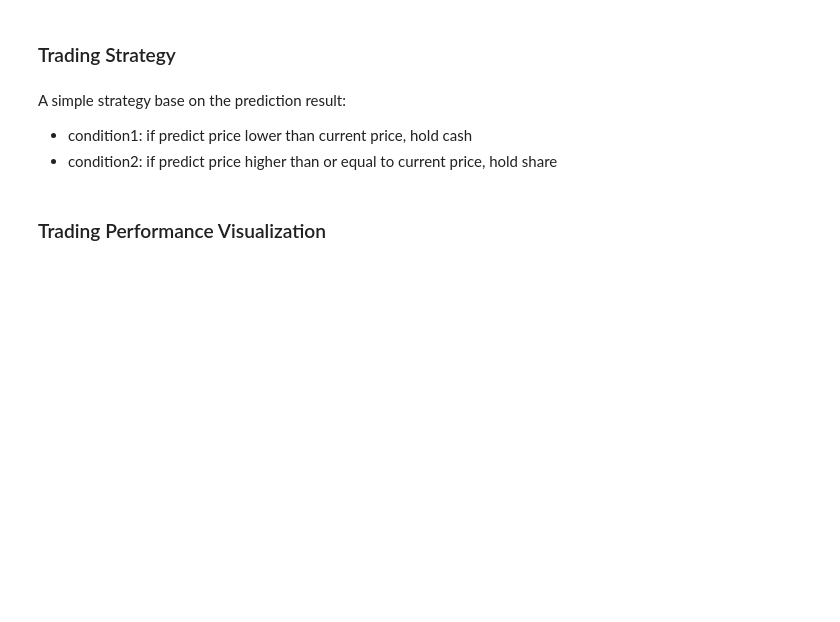
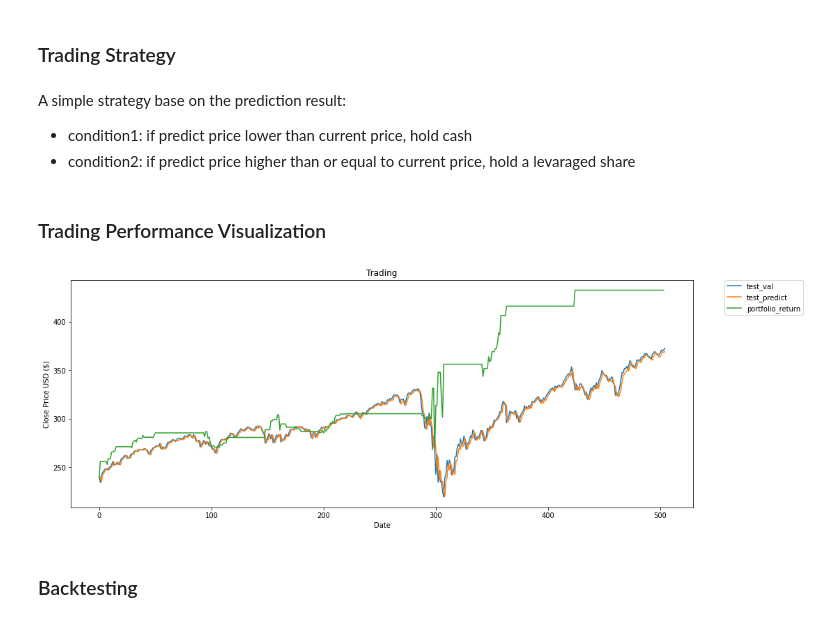
Before and after one commit to BichengWang/RL_stock_trading, a Jupyter notebook: LSTM_prediction.ipynb, the cells around one changed output. Cells and saved outputs as stored; diff of their text form; code cells hidden in the pictures; blank space fills up the shorter version.

```diff
--- a/LSTM_prediction.ipynb
+++ b/LSTM_prediction.ipynb
@@ -612,8 +625,0 @@ retrain(x_train, y_train, model, batch_size=16, epochs=5)
-# %%
-y_train_predict, _ = predict(x_train, y_train, model)
-y_test_predict, _ = predict(x_test, y_test, model)
-
-train_predict = inverse_transform_y(y_train_predict, scalers['SPY'], y_col_idx=0)
-train_val = inverse_transform_y(np.reshape(y_train, (y_train.shape[0], 1 )), scalers['SPY'], y_col_idx=0)
-test_predict = inverse_transform_y(y_test_predict, scalers['SPY'], y_col_idx=0)
-test_val = inverse_transform_y(np.reshape(y_test, (y_test.shape[0], 1 )), scalers['SPY'], y_col_idx=0)
@@ -650,17 +672,17 @@ plt.show()
 # %% [markdown]
 A simple strategy base on the prediction result:
 - condition1: if predict price lower than current price, hold cash
-- condition2: if predict price higher than or equal to current price, hold share
+- condition2: if predict price higher than or equal to current price, hold a levaraged share
 # %%
-def trading(prev_price, real_price, predict_price):
+def trading(prev_price, real_price, predict_price, leverage):
     """
     Trading Logic
     """
     prev_portfolio = 1.0
-    records = [prev_portfolio]
+    records = []
     for i in range(len(real_price)):
         if predict_price[i] > prev_price[i]:
-            portfolio = (prev_portfolio / prev_price[i]) * real_price[i]
+            portfolio = prev_portfolio * (leverage * (real_price[i] / prev_price[i] - 1) + 1)
         else:
             portfolio = prev_portfolio
         prev_portfolio = portfolio
@@ -675,23 +697,30 @@ def gen_prev_price(begin_price, real_price):
     return np.insert(prev_price, 0, begin_price)
 
 prev_val = gen_prev_price(train_val[-1], test_val)
-records=trading(prev_val, test_val, test_predict)
+records=trading(prev_val, test_val, test_predict, leverage=2)
 # %% [markdown]
 ### Trading Performance Visualization
 # %%
 %matplotlib inline
 
-# Visualize the data
-plt.figure(figsize=(16,6))
-plt.title('Trading')
-plt.xlabel('Date', fontsize=10)
-plt.ylabel('Close Price USD ($)', fontsize=10)
-plt.plot(test_val, label='test_val')
+def plot_trading_perform(test_val, test_predict, prev_val, records):
+    # Visualize the data
+    plt.figure(figsize=(16,6))
+    plt.title('Trading')
+    plt.xlabel('Date', fontsize=10)
+    plt.ylabel('Close Price USD ($)', fontsize=10)
+    plt.plot(test_val, label='test_val')
 
-plt.plot(test_predict, label='test_predict')
-plt.plot(records[1:]*prev_val, label='portfolio_return')
-# plt.plot(train[['val','predict']])
-# plt.plot(valid[['val','predict']])
-# plt.legend(['Train', 'Train_Predict' 'Test', 'Test_Predict'], loc='lower right')
-plt.legend(bbox_to_anchor=(1.05, 1), loc='upper left', borderaxespad=0.)
-plt.show()
+    plt.plot(test_predict, label='test_predict')
+    plt.plot(prev_val[0]*np.array(records[1:]), label='portfolio_return')
+    # plt.plot(train[['val','predict']])
+    # plt.plot(valid[['val','predict']])
+    # plt.legend(['Train', 'Train_Predict' 'Test', 'Test_Predict'], loc='lower right')
+    plt.legend(bbox_to_anchor=(1.05, 1), loc='upper left', borderaxespad=0.)
+    plt.show()
+
+plot_trading_perform(test_val, test_predict, prev_val, records)
+# %% [output]
+[figure, added]
+# %% [markdown]
+### Backtesting
```
Also changed, not shown: parts of 26 cells of this notebook.
